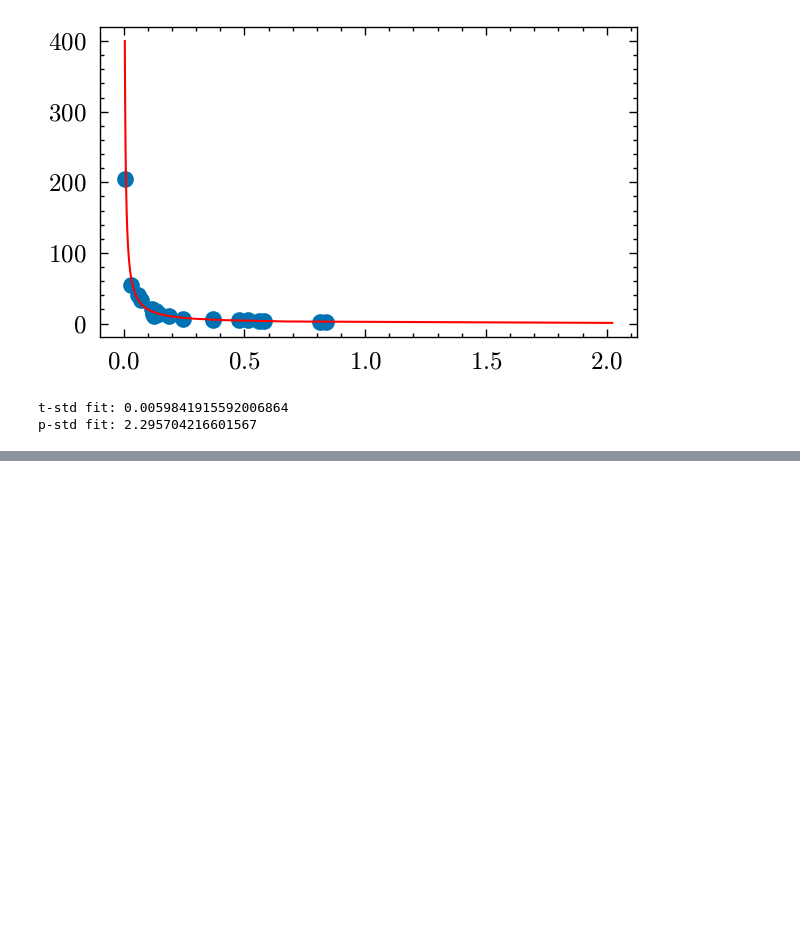
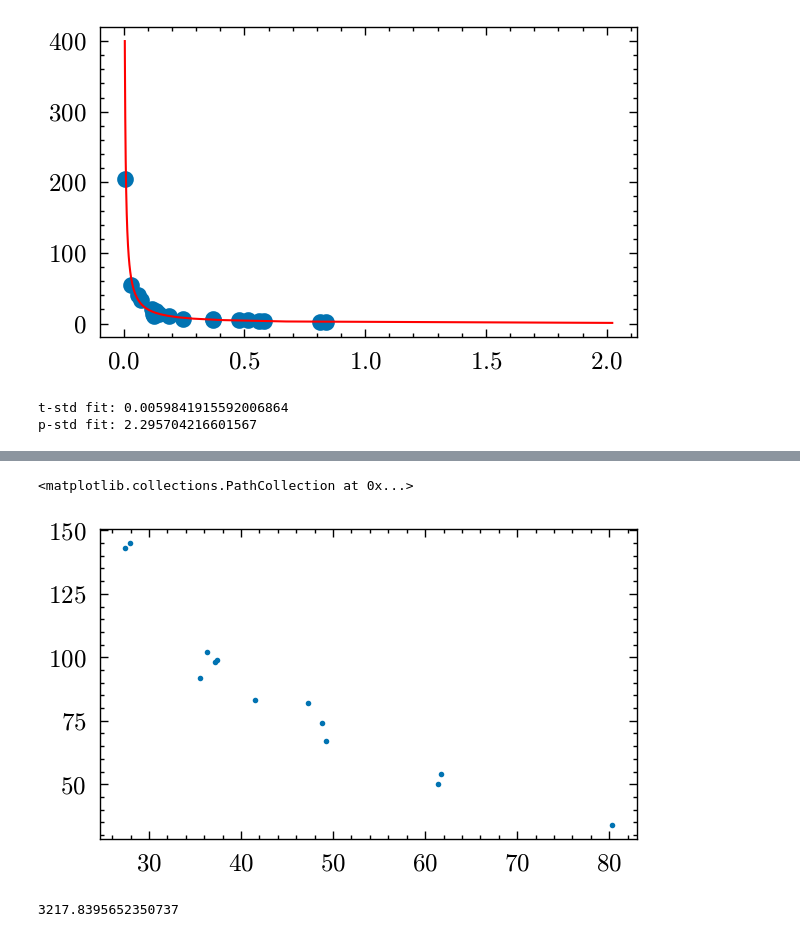
Before and after one commit to icg-gravwaves/Phase_Time_Amplitude, a Jupyter notebook: Uncertainty_Modelling/Uncertainities.ipynb, the cells around one changed output, grey strips where cells are left out. Cells and saved outputs as stored; diff of their text form; code cells hidden in the pictures; blank space fills up the shorter version.

```diff
--- a/Uncertainty_Modelling/Uncertainities.ipynb
+++ b/Uncertainty_Modelling/Uncertainities.ipynb
@@ -261,0 +332,10 @@ p-std fit: 2.295704216601567
+# %%
+plt.scatter(new_bandwidth, new_total_masses, s=1)
+# %% [output]
+<matplotlib.collections.PathCollection at 0x...>
+[figure, added]
+# %%
+x, y, z, z2  = tp.fit_std_vs_inv_snr(new_bandwidth,  new_total_masses, fit_intercept=False)
+print(y)
+# %% [output]
+3217.8395652350737
```
Also changed, not shown: parts of 15 cells of this notebook, 1 other file.
